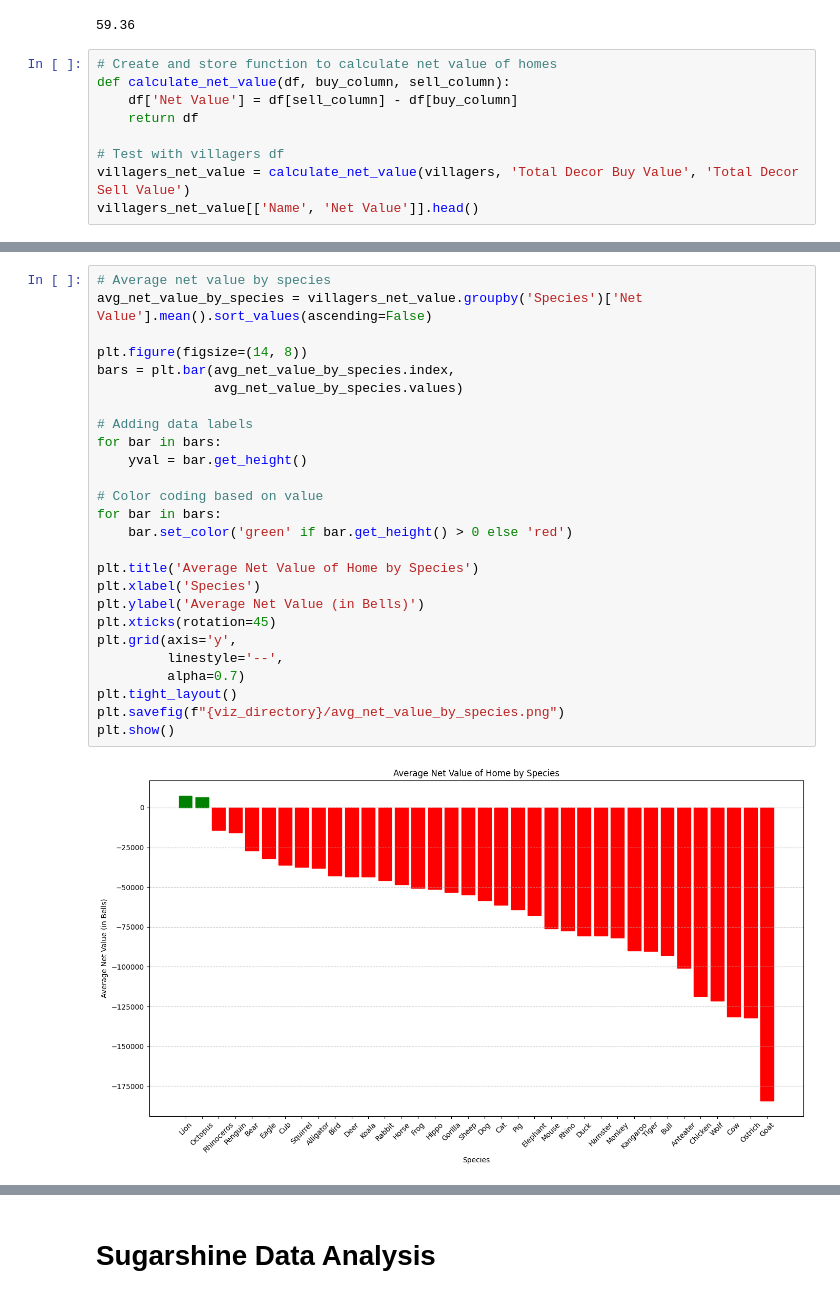
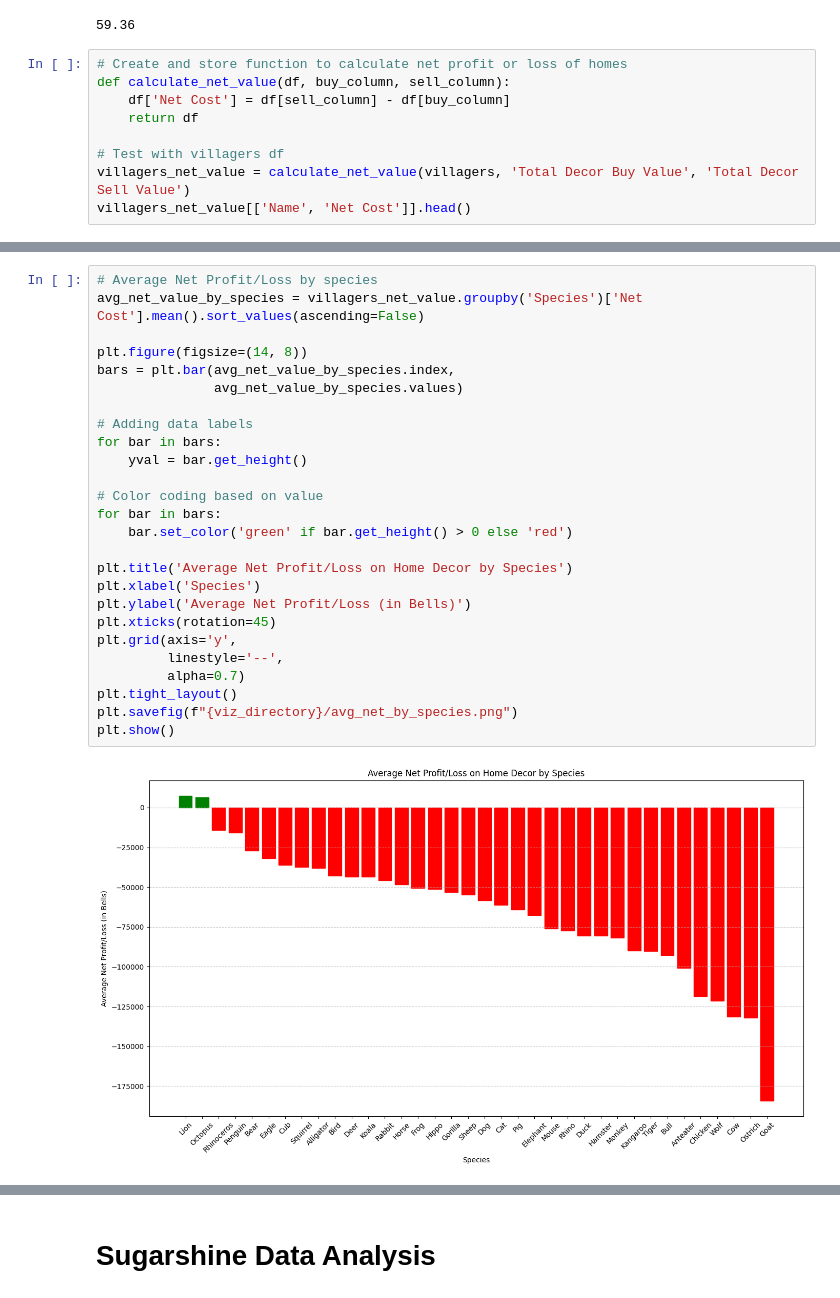
Before and after one commit to megan-es/animal-crossing-new-horizons-project, a Jupyter notebook: ACNH-Home-Decor/ACNH_Homes.ipynb, the cells around one changed output, grey strips where cells are left out. Cells and saved outputs as stored; diff of their text form.

```diff
--- a/ACNH-Home-Decor/ACNH_Homes.ipynb
+++ b/ACNH-Home-Decor/ACNH_Homes.ipynb
@@ -185,12 +209,12 @@ average_depreciation
 # %% [output]
 59.36
 # %%
-# Create and store function to calculate net value of homes
+# Create and store function to calculate net profit or loss of homes
 def calculate_net_value(df, buy_column, sell_column):
-    df['Net Value'] = df[sell_column] - df[buy_column]
+    df['Net Cost'] = df[sell_column] - df[buy_column]
     return df
 
 # Test with villagers df
 villagers_net_value = calculate_net_value(villagers, 'Total Decor Buy Value', 'Total Decor Sell Value')
-villagers_net_value[['Name', 'Net Value']].head()
+villagers_net_value[['Name', 'Net Cost']].head()
 # %% [output]
@@ -201,30 +225,30 @@ villagers_net_value[['Name', 'Net Value']].head()
 | 3 | Al | -14641.0 |
 | 4 | Alfonso | -20190.0 |
 # %%
-# Average net value by species
-avg_net_value_by_species = villagers_net_value.groupby('Species')['Net Value'].mean().sort_values(ascending=False)
+# Average Net Profit/Loss by species
+avg_net_value_by_species = villagers_net_value.groupby('Species')['Net Cost'].mean().sort_values(ascending=False)
 
 plt.figure(figsize=(14, 8))
 bars = plt.bar(avg_net_value_by_species.index,
                avg_net_value_by_species.values)
 
 # Adding data labels
 for bar in bars:
     yval = bar.get_height()
 
 # Color coding based on value
 for bar in bars:
     bar.set_color('green' if bar.get_height() > 0 else 'red')
 
-plt.title('Average Net Value of Home by Species')
+plt.title('Average Net Profit/Loss on Home Decor by Species')
 plt.xlabel('Species')
-plt.ylabel('Average Net Value (in Bells)')
+plt.ylabel('Average Net Profit/Loss (in Bells)')
 plt.xticks(rotation=45)
 plt.grid(axis='y',
          linestyle='--',
          alpha=0.7)
 plt.tight_layout()
-plt.savefig(f"{viz_directory}/avg_net_value_by_species.png")
+plt.savefig(f"{viz_directory}/avg_net_by_species.png")
 plt.show()
 # %% [output]
-[figure, old version]
+[figure, new version]
```
Also changed, not shown: parts of 8 cells of this notebook, 3 other files.
